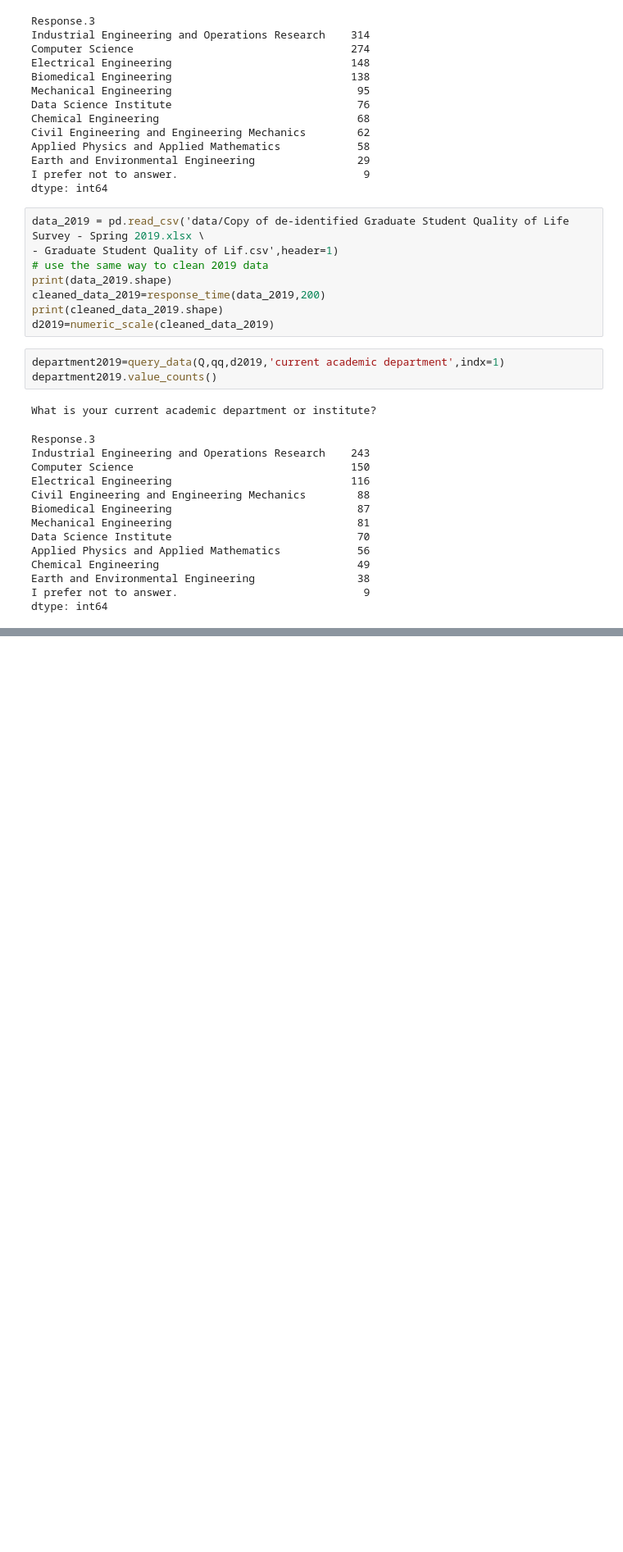
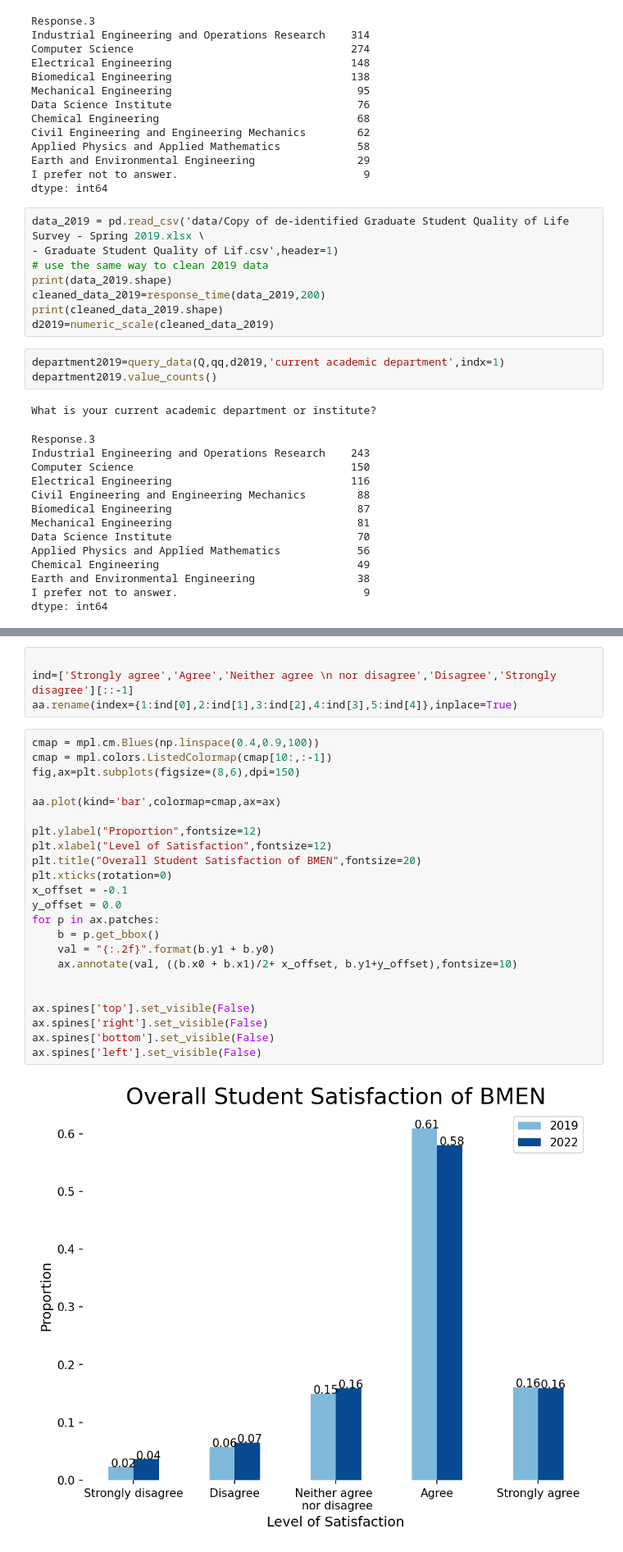
Before and after one commit to PatriciaSong/QLS, a Jupyter notebook: Biomedical Engineering.ipynb, the cells around one changed output, grey strips where cells are left out. Shown: that part at 82% size. Saved outputs shown, nothing was run; the diff lists cells and outputs as text; blank space fills up the shorter version.

```diff
--- a/Biomedical Engineering.ipynb
+++ b/Biomedical Engineering.ipynb
@@ -231,0 +270,29 @@ ax.spines['left'].set_visible(False)
+# %%
+
+ind=['Strongly agree','Agree','Neither agree \n nor disagree','Disagree','Strongly disagree'][::-1]
+aa.rename(index={1:ind[0],2:ind[1],3:ind[2],4:ind[3],5:ind[4]},inplace=True)
+# %%
+cmap = mpl.cm.Blues(np.linspace(0.4,0.9,100))
+cmap = mpl.colors.ListedColormap(cmap[10:,:-1])
+fig,ax=plt.subplots(figsize=(8,6),dpi=150)
+
+aa.plot(kind='bar',colormap=cmap,ax=ax)
+
+plt.ylabel("Proportion",fontsize=12)
+plt.xlabel("Level of Satisfaction",fontsize=12)
+plt.title("Overall Student Satisfaction of BMEN",fontsize=20)
+plt.xticks(rotation=0)
+x_offset = -0.1
+y_offset = 0.0
+for p in ax.patches:
+    b = p.get_bbox()
+    val = "{:.2f}".format(b.y1 + b.y0)
+    ax.annotate(val, ((b.x0 + b.x1)/2+ x_offset, b.y1+y_offset),fontsize=10)
+
+
+ax.spines['top'].set_visible(False)
+ax.spines['right'].set_visible(False)
+ax.spines['bottom'].set_visible(False)
+ax.spines['left'].set_visible(False)
+# %% [output]
+[figure, added]
```
Also changed, not shown: parts of 50 cells of this notebook, 1 other file.
